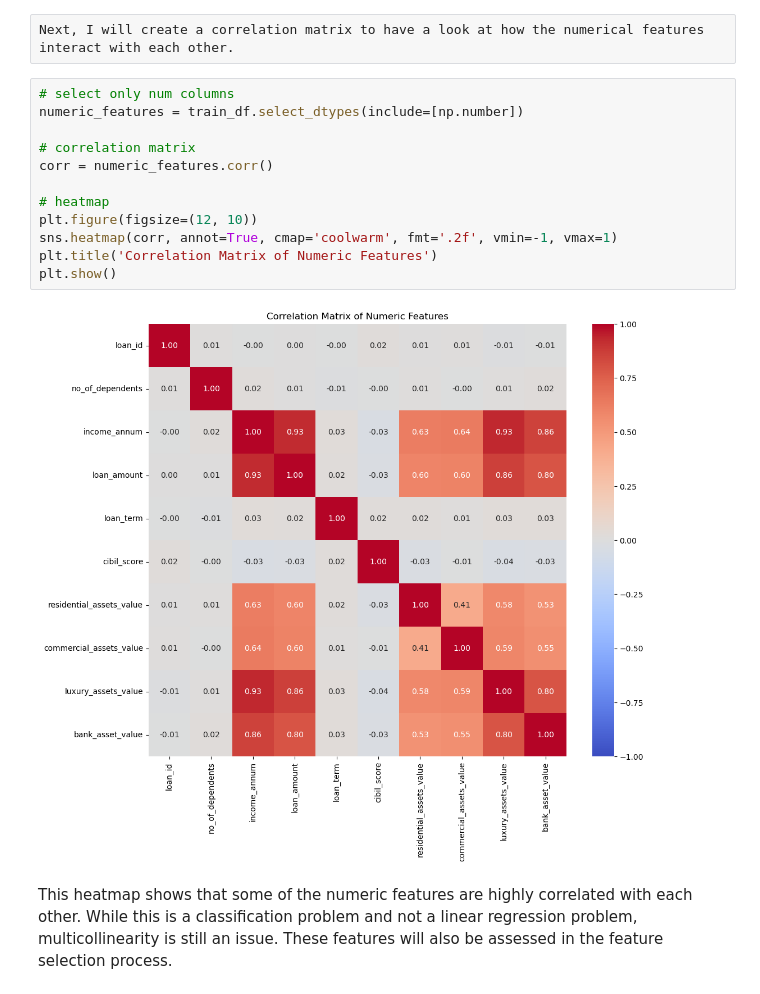
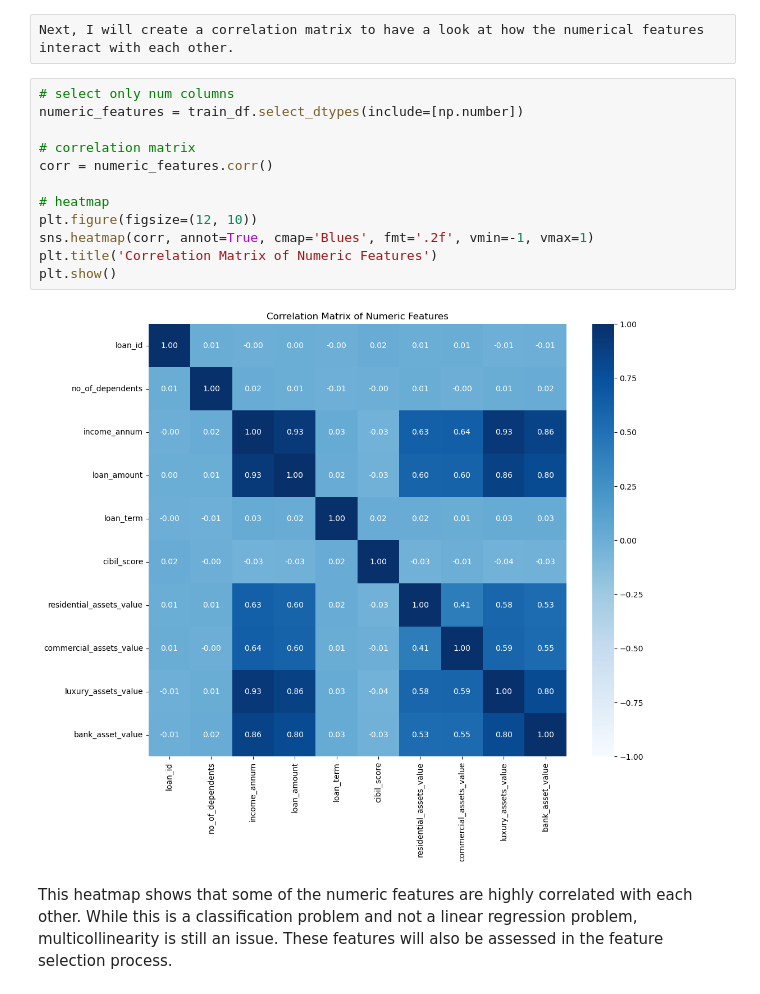
Before and after one commit to FleaBusyBeeBergs/dtsa5509, a Jupyter notebook: final-project.ipynb, the cells around one changed output. Saved outputs shown, nothing was run; the diff lists cells and outputs as text.

```diff
--- a/final-project.ipynb
+++ b/final-project.ipynb
@@ -239,17 +239,17 @@ Next, I will create a correlation matrix to have a look at how the numerical fea
 # %%
 # select only num columns
 numeric_features = train_df.select_dtypes(include=[np.number])
 
 # correlation matrix
 corr = numeric_features.corr()
 
 # heatmap
 plt.figure(figsize=(12, 10))
-sns.heatmap(corr, annot=True, cmap='coolwarm', fmt='.2f', vmin=-1, vmax=1)
+sns.heatmap(corr, annot=True, cmap='Blues', fmt='.2f', vmin=-1, vmax=1)
 plt.title('Correlation Matrix of Numeric Features')
 plt.show()
 # %% [output]
-[figure, old version]
+[figure, new version]
 # %% [markdown]
 This heatmap shows that some of the numeric features are highly correlated with each other. While this is a classification problem and not a linear regression problem, multicollinearity is still an issue. These features will also be assessed in the feature selection process.
 # %% [markdown]
```
Also changed, not shown: parts of 6 cells of this notebook.
